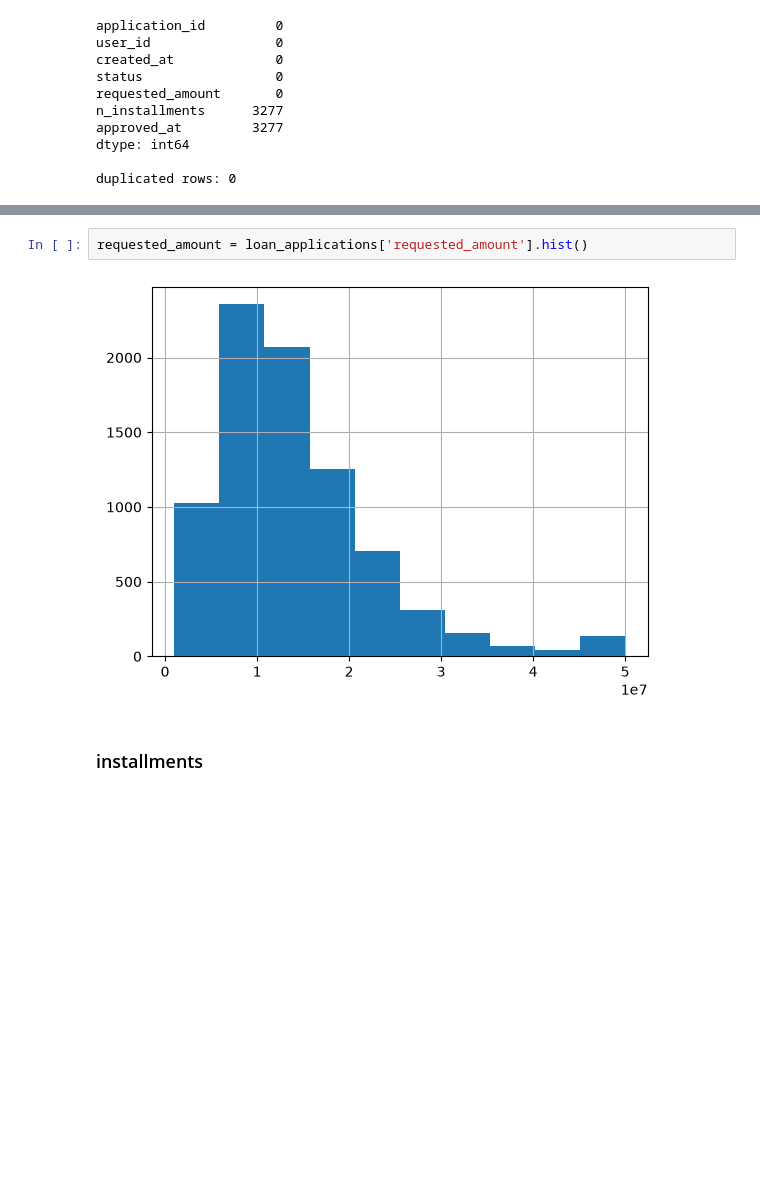
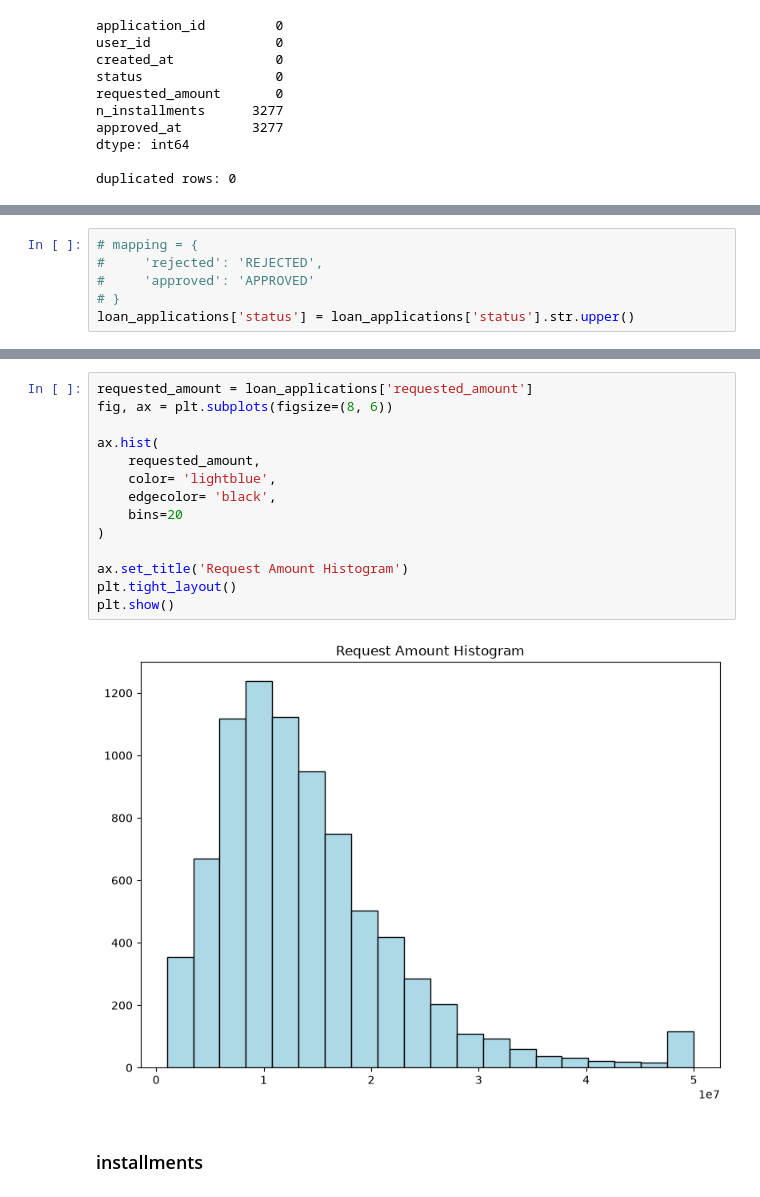
Before and after one commit to pxsa/digi-shahr-customer-behavior, a Jupyter notebook: code/preprocessing.ipynb, the cells around one changed output, grey strips where cells are left out. Drawn from its saved outputs; the diff is of its cells as text; blank space fills up the shorter version.

```diff
--- a/code/preprocessing.ipynb
+++ b/code/preprocessing.ipynb
@@ -277,0 +252,6 @@ plt.show()
+# %%
+# mapping = {
+#     'rejected': 'REJECTED',
+#     'approved': 'APPROVED'
+# }
+loan_applications['status'] = loan_applications['status'].str.upper()
@@ -278,6 +300,18 @@ plt.show()
 # %%
-requested_amount = loan_applications['requested_amount'].hist()
+requested_amount = loan_applications['requested_amount']
+fig, ax = plt.subplots(figsize=(8, 6))
+
+ax.hist(
+    requested_amount,
+    color= 'lightblue',
+    edgecolor= 'black',
+    bins=20
+)
+
+ax.set_title('Request Amount Histogram')
+plt.tight_layout()
+plt.show()
 # %% [output]
-[figure, old version]
+[figure, new version]
 # %% [markdown]
 ### installments
```
Also changed, not shown: parts of 16 cells of this notebook.
